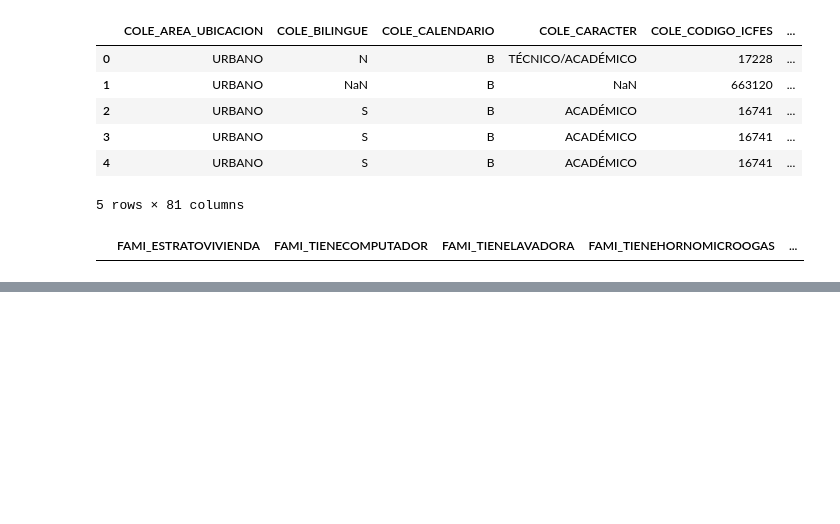
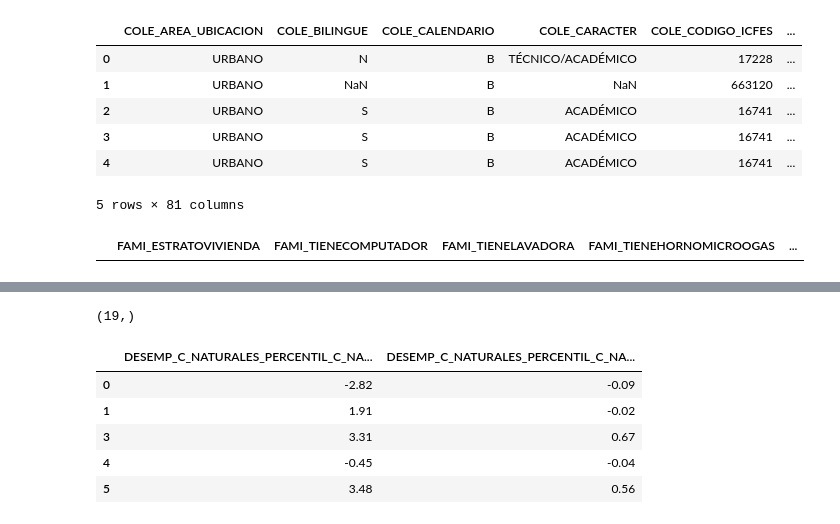
Before and after one commit to ingJSNA/dataMining2018, a Jupyter notebook: ICFES/2 Preprocessing.ipynb, the cells around one changed output, grey strips where cells are left out. Saved outputs shown, nothing was run; the diff lists cells and outputs as text; code cells hidden in the pictures; blank space fills up the shorter version.

Commit message:
Implement PCA with Sklearn

```diff
--- a/ICFES/2 Preprocessing.ipynb
+++ b/ICFES/2 Preprocessing.ipynb
@@ -243,0 +170,13 @@ plt.show()
+# %%
+import sklearn.decomposition
+from sklearn_pandas import DataFrameMapper
+import numpy as np
+
+
+numerics = ['int16', 'int32', 'int64', 'float16', 'float32', 'float64']
+
+numeric_icfes = icfes.select_dtypes(include=numerics)
+
+numeric_icfes.describe()
+
+numeric_icfes.isnull().sum()
@@ -244,2 +204,22 @@ plt.show()
+# %%
+# PCA
+
+print(numeric_icfes.columns.shape)
+
+pca_mapper = DataFrameMapper([
+    (['DESEMP_C_NATURALES', 'PERCENTIL_C_NATURALES', 'PUNT_C_NATURALES'],
+     [sklearn.preprocessing.StandardScaler(),
+      sklearn.decomposition.PCA(n_components=2)])
+    ], df_out=True)
+
+np.round(pca_mapper.fit_transform(numeric_icfes.copy()), 2).head()
+# %% [output]
+(19,)
+|  | DESEMP_C_NATURALES_PERCENTIL_C_NA... | DESEMP_C_NATURALES_PERCENTIL_C_NA... |
+| 0 | -2.82 | -0.09 |
+| 1 | 1.91 | -0.02 |
+| 3 | 3.31 | 0.67 |
+| 4 | -0.45 | -0.04 |
+| 5 | 3.48 | 0.56 |
 # %%
 icfes.to_csv("./data/icfes_preprocessing.csv", index=False, encoding="utf-8")
```
Also changed, not shown: parts of 3 cells of this notebook, 1 other file.
